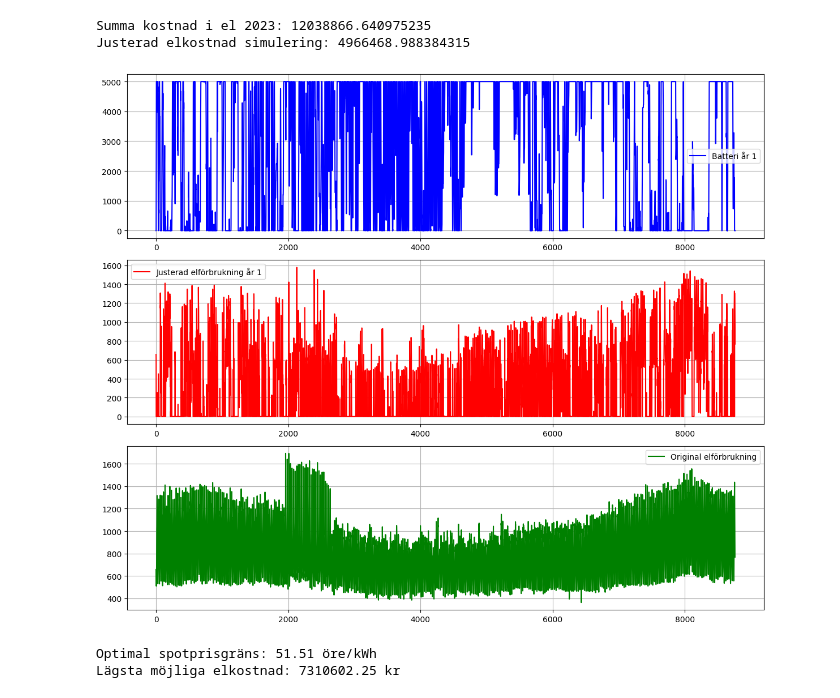
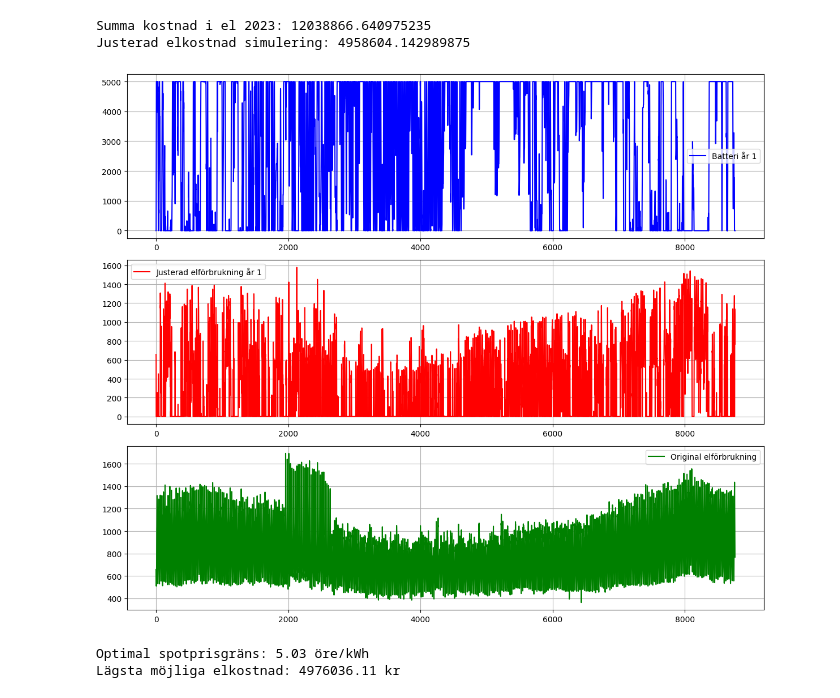
Before and after one commit to Jakobthuresson/Energigemenskaper, a Jupyter notebook: NyEGScript.ipynb, the cells around one changed output. Drawn from its saved outputs; the diff is of its cells as text; code cells hidden in the pictures.

```diff
--- a/NyEGScript.ipynb
+++ b/NyEGScript.ipynb
@@ -10,7 +10,7 @@ Spotpris = pd.read_excel("Spotpris.xlsx", names=["Spotpris"])  # Namnge kolumnen
 Vindprod = pd.read_excel("Vindturbin.xlsx")
 
 # Extrahera första kolumnen från respektive DataFrame
-Vind =Vindprod.iloc[:, 0]
+Vind = Vindprod.iloc[:, 0]
 Sol = 0.5*Solprod.iloc[:, 0]  # Solel-produktion multipliceras med faktor 0.5 eftersom hela takytan inte används
 
 Prod = Vind + Sol
@@ -84,10 +84,10 @@ for tid, prod, abk, spot in zip(Spotpris.index, Prod, ABK_list, Spot_list):
                 batteriKapacitet = min(batteriKapacitet + prod, batteriMaxKapacitet)
                 elförbrukning.append(abk)
                 köptaTimmar.append((tid, spot))
-        elif 35 < spot < 51.51 and prod > 0:
+        elif 35 < spot < 50 and prod > 0:
             elförbrukning.append(diff)
             köptaTimmar.append((tid, spot))
-        elif spot >= 51.51:
+        elif spot >= 50:
             energiFrånBatteri = min(batteriKapacitet, diff, maxFrånBatteri)
             batteriKapacitet -= energiFrånBatteri
             köpt_el = max(0, diff - energiFrånBatteri)
@@ -133,35 +133,35 @@ summaJusteradÖverfKR = (summaJusteradÖverf / 100) + fastAbbKostnad
 # Filtrera elförbrukning endast för de köpta timmarna
 elförbrukning_köpt = elförbrukning_df.loc[köptaTimmar_df.index]
 
 # Beräkna elhandelskostnaden: Spotpris * elförbrukning
 elhandelskostnad_köpt = (köptaTimmar_df["Spotpris"] * elförbrukning_köpt["elförbrukning"]).sum() / 100
 
 # Beräkna den justerade energiskatten
 total_elförbrukning = sum(elförbrukning)
 JusteradEnergiskatt = (total_elförbrukning * 43.9) / 100
 
 # Beräkna den justerade elkostnaden
 summaJusteradElkostnad = 1.25 * (JusteradEnergiskatt + elhandelskostnad_köpt + summaJusteradÖverfKR)
 
 print("Justerad elkostnad simulering:", summaJusteradElkostnad)
 
 # ----------------------- PLOTTING RESULTS -----------------------
 fig, ax = plt.subplots(3, 1, figsize=(12, 10))
 
 ax[0].plot(battery_values, label='Batteri år 1', color='blue')
 ax[1].plot(elförbrukning, label='Justerad elförbrukning år 1', color='red')
 ax[2].plot(original_consumption, label='Original elförbrukning', color='green')
 
 for a in ax:
     a.legend()
     a.grid(True)
 
 plt.tight_layout()
 plt.show()
 # %% [output]
 Summa kostnad i el 2023: 12038866.640975235
-Justerad elkostnad simulering: 4966468.988384315
+Justerad elkostnad simulering: 4958604.142989875
-[figure, old version]
+[figure, new version]
 # %%
 import scipy.optimize as opt
 
@@ -176,22 +176,22 @@ def elkostnad_för_gräns(spotpris_gräns):
     köptaTimmar = []
 
     # Simulering för aktuell spotprisgräns
-    for tid, sol, abk, spot in zip(Spotpris.index, Sol, ABK_list, Spot_list):
-        diff = abk - sol
+    for tid, prod, abk, spot in zip(Spotpris.index, Prod, ABK_list, Spot_list):
+        diff = abk - prod
 
         if diff < 0:
             batteriKapacitet = min(batteriKapacitet - diff, batteriMaxKapacitet)
             elförbrukning.append(0)
             köptaTimmar.append((tid, 0))
         else:
-            if spot <= 35 and sol > 0:
-                batteriKapacitet = min(batteriKapacitet + sol, batteriMaxKapacitet)
+            if spot <= spotpris_gräns and prod > 0:
+                batteriKapacitet = min(batteriKapacitet + prod, batteriMaxKapacitet)
                 elförbrukning.append(abk)
                 köptaTimmar.append((tid, spot))
-            elif 35 < spot < spotpris_gräns and sol > 0:
+            elif spotpris_gräns < spot < 50 and prod > 0:
                 elförbrukning.append(diff)
                 köptaTimmar.append((tid, spot))
-            elif spot >= spotpris_gräns:
+            elif spot >= 50:
                 energiFrånBatteri = min(batteriKapacitet, diff, maxFrånBatteri)
                 batteriKapacitet -= energiFrånBatteri
                 köpt_el = max(0, diff - energiFrånBatteri)
@@ -242,11 +242,11 @@ def elkostnad_för_gräns(spotpris_gräns):
     return summaJusteradElkostnad  # Vi vill minimera denna!
 
 # Anropa optimeringen inom rimligt intervall (t.ex. 50 till 200 öre/kWh)
-result = opt.minimize_scalar(elkostnad_för_gräns, bounds=(50, 200), method='bounded')
+result = opt.minimize_scalar(elkostnad_för_gräns, bounds=(5, 50), method='bounded')
 
 # Skriver ut bästa spotprisgränsen och minsta kostnaden
 print(f"Optimal spotprisgräns: {result.x:.2f} öre/kWh")
 print(f"Lägsta möjliga elkostnad: {result.fun:.2f} kr")
 # %% [output]
-Optimal spotprisgräns: 51.51 öre/kWh
-Lägsta möjliga elkostnad: 7310602.25 kr
+Optimal spotprisgräns: 5.03 öre/kWh
+Lägsta möjliga elkostnad: 4976036.11 kr
```
Also changed, not shown: 2 other files.
